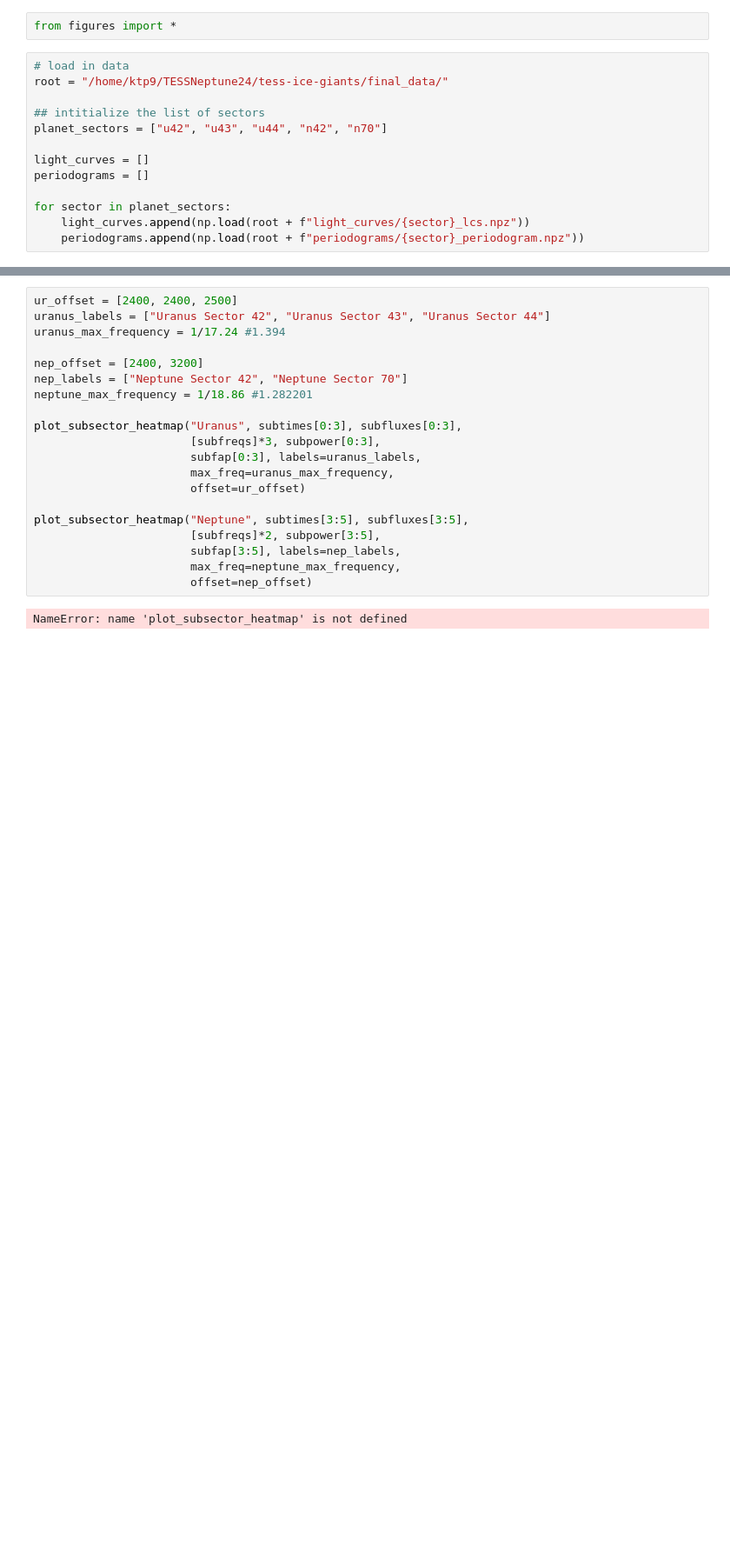
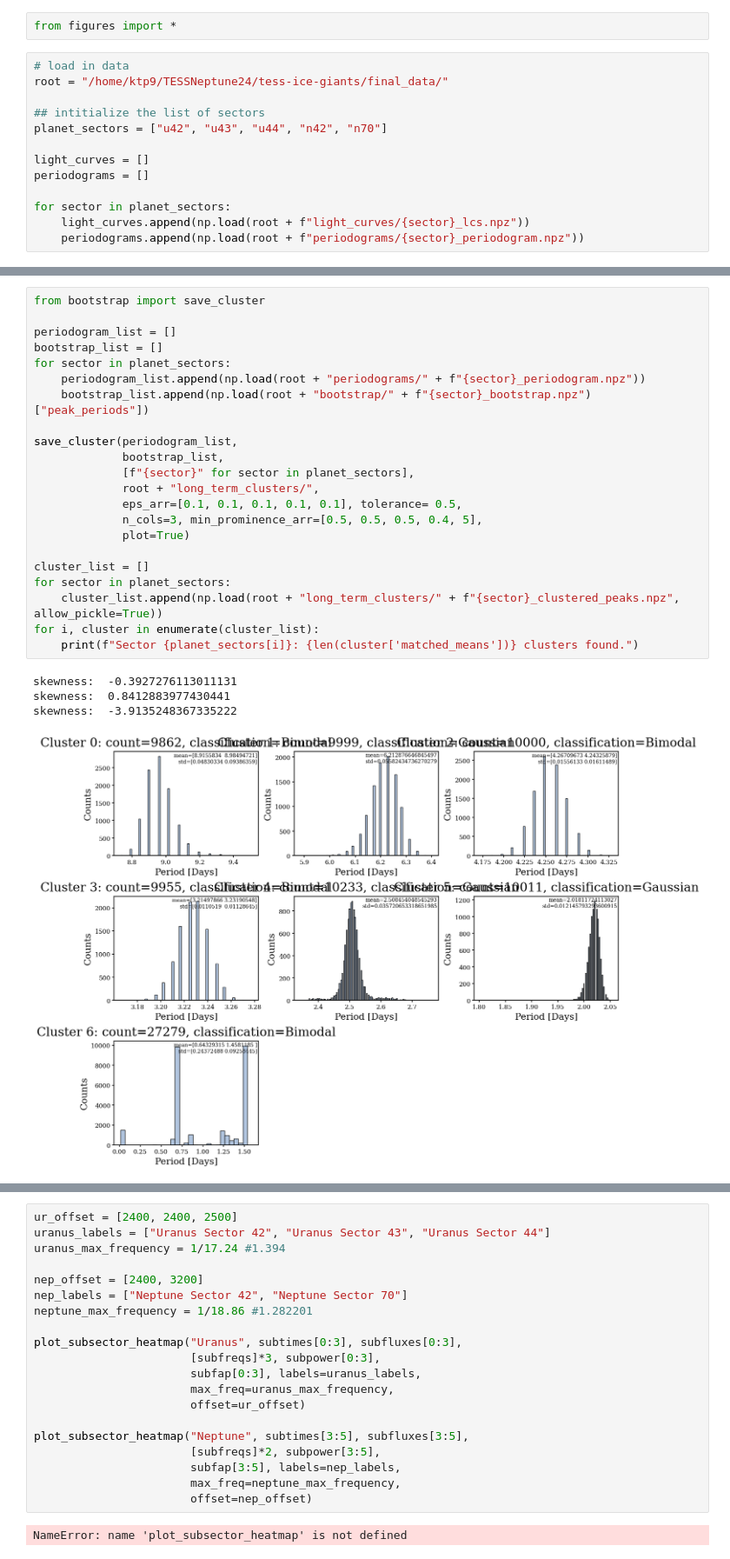
Before and after one commit to kenny-phan/tess-ice-giants, a Jupyter notebook: tess-ice-giants/frequency_analysis/figures.ipynb, the cells around one changed output, grey strips where cells are left out. Shown at 87% size. Drawn from its saved outputs; the diff is of its cells as text; blank space fills up the shorter version.

```diff
--- a/tess-ice-giants/frequency_analysis/figures.ipynb
+++ b/tess-ice-giants/frequency_analysis/figures.ipynb
@@ -31,0 +32,27 @@ plot_lightcurve_and_periodogram("Neptune",
+# %%
+from bootstrap import save_cluster
+
+periodogram_list = []
+bootstrap_list = []
+for sector in planet_sectors:
+    periodogram_list.append(np.load(root + "periodograms/" + f"{sector}_periodogram.npz"))
+    bootstrap_list.append(np.load(root + "bootstrap/" + f"{sector}_bootstrap.npz")["peak_periods"])
+
+save_cluster(periodogram_list,
+             bootstrap_list,
+             [f"{sector}" for sector in planet_sectors],
+             root + "long_term_clusters/",
+             eps_arr=[0.1, 0.1, 0.1, 0.1, 0.1], tolerance= 0.5,
+             n_cols=3, min_prominence_arr=[0.5, 0.5, 0.5, 0.4, 5],
+             plot=True)
+
+cluster_list = []
+for sector in planet_sectors:
+    cluster_list.append(np.load(root + "long_term_clusters/" + f"{sector}_clustered_peaks.npz", allow_pickle=True))
+for i, cluster in enumerate(cluster_list):
+    print(f"Sector {planet_sectors[i]}: {len(cluster['matched_means'])} clusters found.")
+# %% [output]
+skewness:  -0.3927276113011131
+skewness:  0.8412883977430441
+skewness:  -3.9135248367335222
+[figure, added]
```
Also changed, not shown: parts of 8 cells of this notebook, 5 other files.
